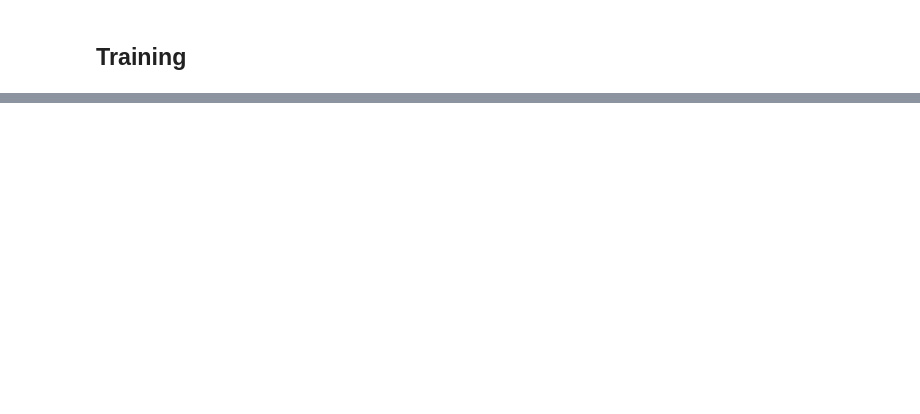
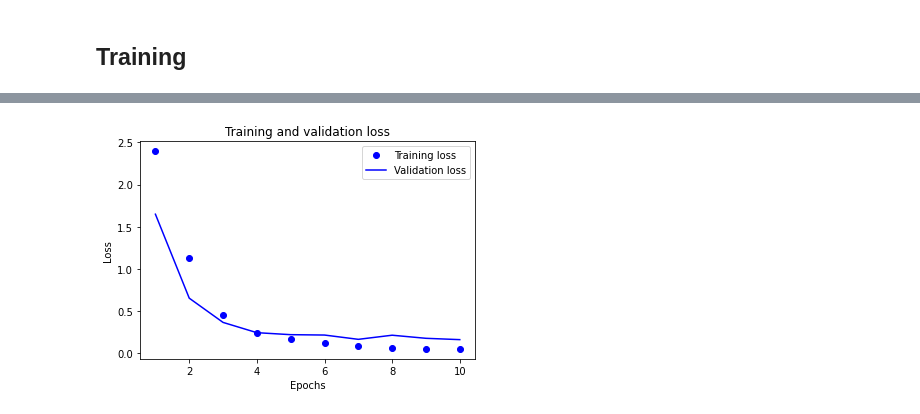
Before and after one commit to SuwonPabby/AppleFarm, a Jupyter notebook: Model/skeleton_preprocessing_and_Model_Learning.ipynb, the cells around one changed output, grey strips where cells are left out. Saved outputs shown, nothing was run; the diff lists cells and outputs as text; code cells hidden in the pictures; blank space fills up the shorter version.

```diff
--- a/Model/skeleton_preprocessing_and_Model_Learning.ipynb
+++ b/Model/skeleton_preprocessing_and_Model_Learning.ipynb
@@ -41,7 +41,7 @@ print(imagepaths[0])
 /content/static_data/leapgestrecog/leapGestRecog/02/07_ok/frame_02_07_0145.png
 # %%
 # google drive에 directory 추가
-dir_path = '/content/gdrive/My Drive/학교 수업 자료/딥러닝/Project/static_skeleton_data'
+dir_path = '/content/drive/My Drive/학교 수업 자료/딥러닝/Project/static_skeleton_data'
 
 for path in imagepaths[:19999]:
   splitted = path.split("/")
@@ -141,9 +143,12 @@ IndexError: ignored
 # %%
+import os
+dir_path = '/content/drive/My Drive/학교 수업 자료/딥러닝/Project/static_skeleton_data'
 skeletonpaths = []
 
 for dirname, _, filenames in os.walk(dir_path):
   for filename in filenames:
     path = os.path.join(dirname, filename)
+
     if path.endswith("png"):
       skeletonpaths.append(path)
 
@@ -190,0 +215,15 @@ print(y[0], skeletonpaths[0])
+# %%
+# data 저장
+import pickle
+
+with open('/content/drive/My Drive/학교 수업 자료/딥러닝/Project/input_data_made.pickle', 'wb') as f:
+  pickle.dump(X, f, pickle.HIGHEST_PROTOCOL)
+
+with open('/content/drive/My Drive/학교 수업 자료/딥러닝/Project/label_data_made.pickle', 'wb') as f:
+  pickle.dump(y, f, pickle.HIGHEST_PROTOCOL)
+
+'''
+data 불러오기
+with open('/content/drive/My Drive/학교 수업 자료/딥러닝/Project/input_data_made.pickle', 'rb') as f:
+  X = pickle.load(f)
+'''
@@ -229,14 +297,16 @@ Epoch 5/5
 # %%
 # plotting
 loss = history.history['loss']
 val_loss = history.history['val_loss']
 
-eochs = range(1, len(loss) + 1)
+epochs = range(1, len(loss) + 1)
 
 plt.plot(epochs, loss, 'bo', label='Training loss')
 plt.plot(epochs, val_loss, 'b', label='Validation loss')
 plt.title('Training and validation loss')
 plt.xlabel('Epochs')
 plt.ylabel('Loss')
 plt.legend()
 plt.show()
+# %% [output]
+[figure, added]
```
Also changed, not shown: parts of 12 cells of this notebook.
